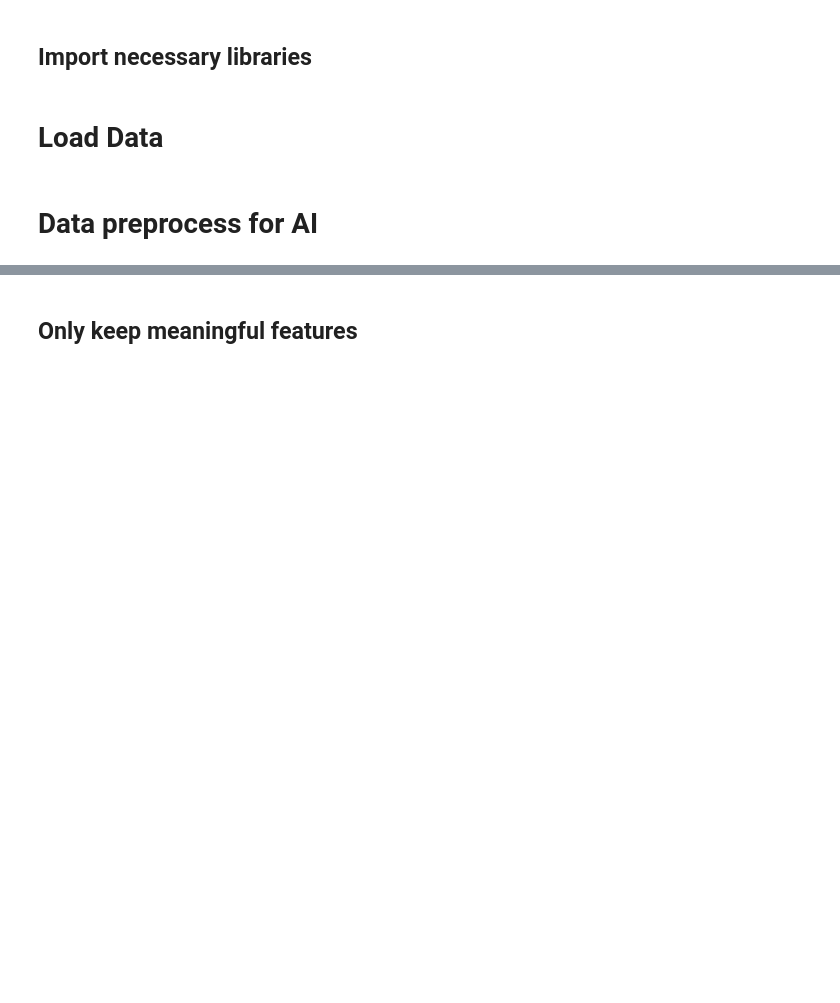
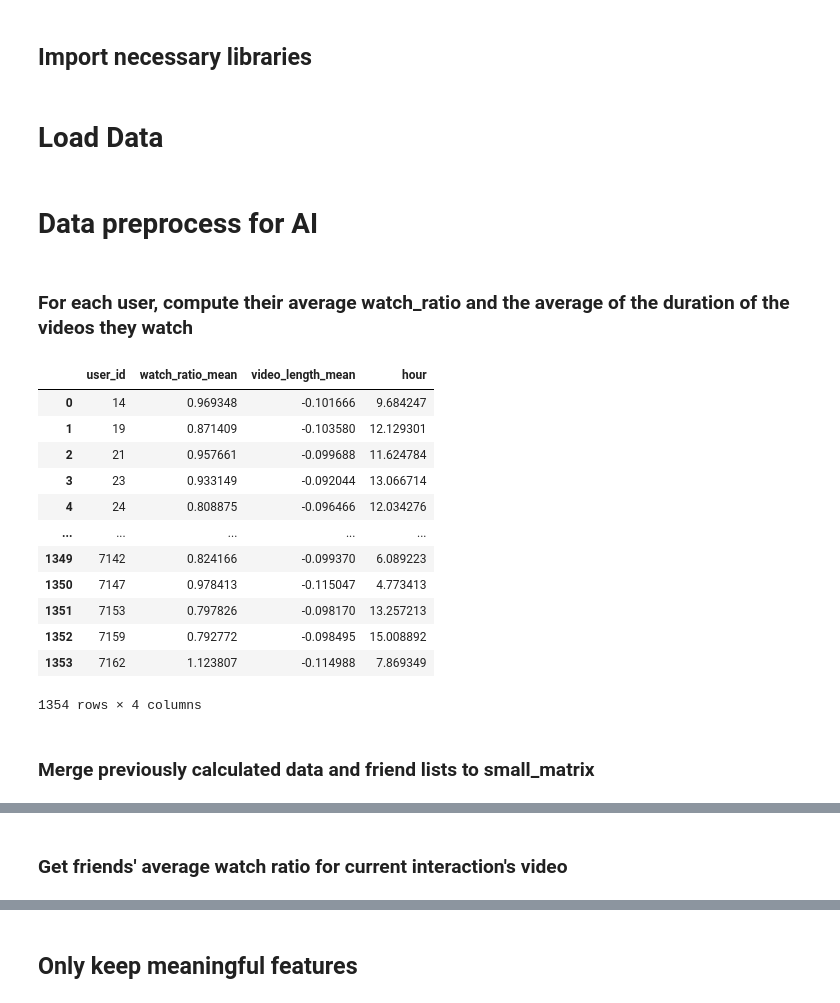
Before and after one commit to Noctilly/FinalProject_2025_LucasTilly, a Jupyter notebook: 3_feature_engineering.ipynb, the cells around one changed output, grey strips where cells are left out. Cells and saved outputs as stored; diff of their text form; code cells hidden in the pictures; blank space fills up the shorter version.

```diff
--- a/3_feature_engineering.ipynb
+++ b/3_feature_engineering.ipynb
@@ -22,4 +22,41 @@ user_features = pd.read_parquet("data/user_features.parquet")
 social_network_cleaned = pd.read_parquet("data/social_network_cleaned.parquet")
 # %% [markdown]
 # Data preprocess for AI
+# %% [markdown]
+### For each user, compute their average watch_ratio and the average of the duration of the videos they watch
+# %%
+# Copy Dataframe and fix time format
+data_avg_per_user = small_matrix_cleaned.copy()
+data_avg_per_user['time'] = pd.to_datetime(data_avg_per_user['time'])
+
+# Get hour from time column
+data_avg_per_user['hour'] = data_avg_per_user['time'].dt.hour
+
+# Compute averages of all numeric values for each user
+data_avg_per_user = data_avg_per_user.groupby("user_id").mean(numeric_only=True).reset_index()
+
+# Drop columns which don't make sense as averages
+data_avg_per_user = data_avg_per_user.drop(columns=["video_id", "like"])
+
+# Rename columns for clarity
+data_avg_per_user = data_avg_per_user.rename(columns={"watch_ratio": "watch_ratio_mean", "video_length": "video_length_mean"})
+
+# Check Dataframe
+data_avg_per_user
+# %% [output]
+|  | user_id | watch_ratio_mean | video_length_mean | hour |
+| 0 | 14 | 0.969348 | -0.101666 | 9.684247 |
+| 1 | 19 | 0.871409 | -0.103580 | 12.129301 |
+| 2 | 21 | 0.957661 | -0.099688 | 11.624784 |
+| 3 | 23 | 0.933149 | -0.092044 | 13.066714 |
+| 4 | 24 | 0.808875 | -0.096466 | 12.034276 |
+| ... | ... | ... | ... | ... |
+| 1349 | 7142 | 0.824166 | -0.099370 | 6.089223 |
+| 1350 | 7147 | 0.978413 | -0.115047 | 4.773413 |
+| 1351 | 7153 | 0.797826 | -0.098170 | 13.257213 |
+| 1352 | 7159 | 0.792772 | -0.098495 | 15.008892 |
+| 1353 | 7162 | 1.123807 | -0.114988 | 7.869349 |
+1354 rows × 4 columns
+# %% [markdown]
+### Merge previously calculated data and friend lists to small_matrix
 # %%
@@ -57,4 +91,6 @@ data_for_ai
 | 3857011 | 7162 | 6533 | 0.273750 | 0 | 2020-09-04 22:56:32.021 | 1.123807 | -0.114988 | 7.869349 | ... |
 | 3857012 | 7162 | 6523 | 1.641489 | 0 | 2020-09-05 00:32:09.154 | 1.123807 | -0.114988 | 7.869349 | ... |
 3857013 rows × 9 columns
+# %% [markdown]
+### Get friends' average watch ratio for current interaction's video
 # %%
```
Also changed, not shown: parts of 13 cells of this notebook, 6 other files.
